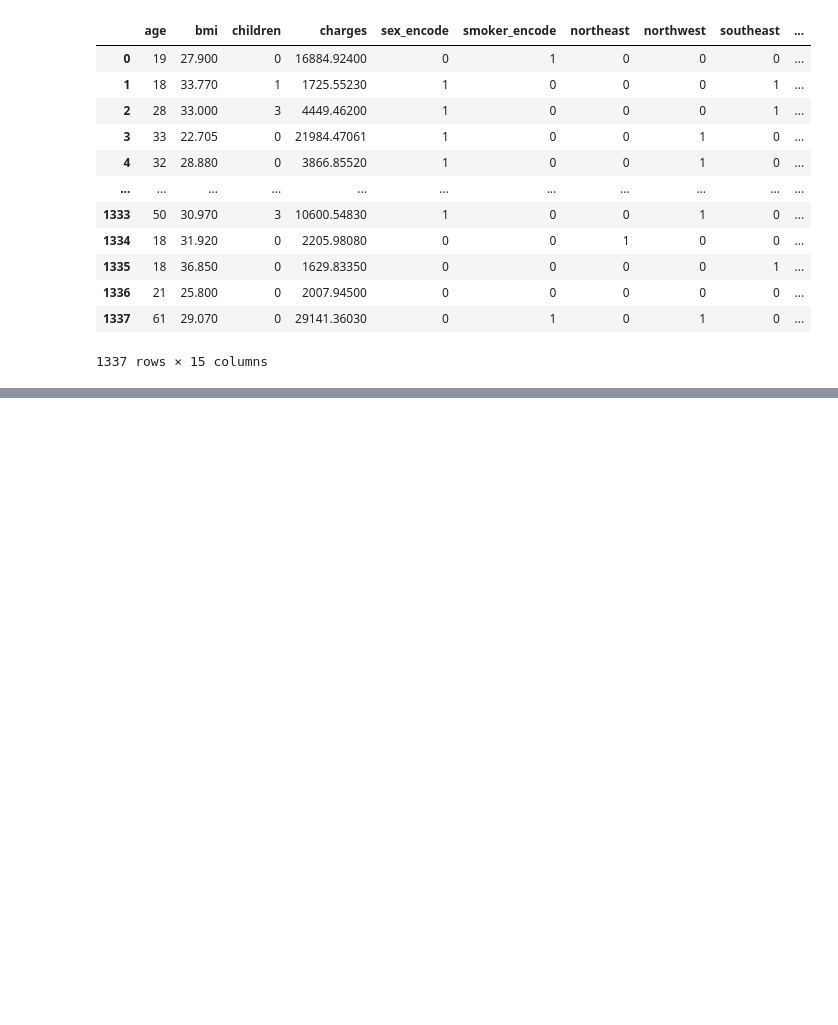
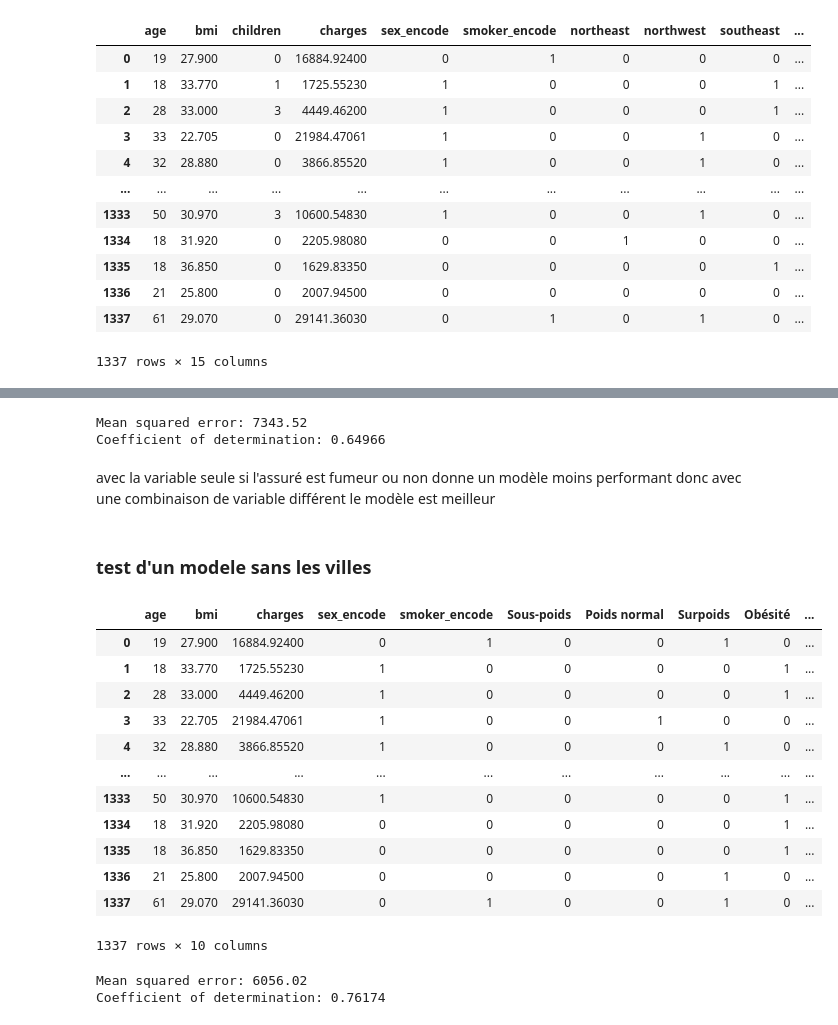
Before and after one commit to istaion/Assur_aimant, a Jupyter notebook: Hacene/modelisation.ipynb, the cells around one changed output, grey strips where cells are left out. Cells and saved outputs as stored; diff of their text form; code cells hidden in the pictures; blank space fills up the shorter version.

```diff
--- a/Hacene/modelisation.ipynb
+++ b/Hacene/modelisation.ipynb
@@ -130,0 +183,46 @@ line_reg = LinearRegression()
+# %%
+line_reg = LinearRegression()
+X_train, X_test, y_train, y_test = train_test_split(df_smoke.drop('charges', axis = 1), df_smoke['charges'], test_size=0.2, shuffle=False)
+# line_reg.fit(df_2.drop(['charges', 'children', 'northeast','northwest','southeast','southwest'], axis=1), df_2['charges'])
+line_reg.fit(X_train,y_train)
+line_reg.coef_
+y_pred = line_reg.predict(X_test)
+
+print(f"Mean squared error: {np.sqrt(mean_squared_error(y_test, y_pred)):.2f}")
+print(f"Coefficient of determination: {r2_score(y_test, y_pred):.5f}")
+# %% [output]
+Mean squared error: 7343.52
+Coefficient of determination: 0.64966
+# %% [markdown]
+avec la variable seule si l'assuré est fumeur ou non donne un modèle moins performant donc avec une combinaison de variable différent le modèle est meilleur
+# %% [markdown]
+### test d'un modele sans les villes
+# %%
+df_sans_ville = df_2.drop(['children', 'northeast','northwest','southeast','southwest'], axis=1)
+df_sans_ville
+# %% [output]
+|  | age | bmi | charges | sex_encode | smoker_encode | Sous-poids | Poids normal | Surpoids | Obésité | ... |
+| 0 | 19 | 27.900 | 16884.92400 | 0 | 1 | 0 | 0 | 1 | 0 | ... |
+| 1 | 18 | 33.770 | 1725.55230 | 1 | 0 | 0 | 0 | 0 | 1 | ... |
+| 2 | 28 | 33.000 | 4449.46200 | 1 | 0 | 0 | 0 | 0 | 1 | ... |
+| 3 | 33 | 22.705 | 21984.47061 | 1 | 0 | 0 | 1 | 0 | 0 | ... |
+| 4 | 32 | 28.880 | 3866.85520 | 1 | 0 | 0 | 0 | 1 | 0 | ... |
+| ... | ... | ... | ... | ... | ... | ... | ... | ... | ... | ... |
+| 1333 | 50 | 30.970 | 10600.54830 | 1 | 0 | 0 | 0 | 0 | 1 | ... |
+| 1334 | 18 | 31.920 | 2205.98080 | 0 | 0 | 0 | 0 | 0 | 1 | ... |
+| 1335 | 18 | 36.850 | 1629.83350 | 0 | 0 | 0 | 0 | 0 | 1 | ... |
+| 1336 | 21 | 25.800 | 2007.94500 | 0 | 0 | 0 | 0 | 1 | 0 | ... |
+| 1337 | 61 | 29.070 | 29141.36030 | 0 | 1 | 0 | 0 | 1 | 0 | ... |
+1337 rows × 10 columns
+# %%
+line_reg = LinearRegression()
+X_train, X_test, y_train, y_test = train_test_split(df_sans_ville.drop('charges', axis = 1), df_sans_ville['charges'], test_size=0.2, shuffle=False)
+line_reg.fit(X_train,y_train)
+line_reg.coef_
+y_pred = line_reg.predict(X_test)
+
+print(f"Mean squared error: {np.sqrt(mean_squared_error(y_test, y_pred)):.2f}")
+print(f"Coefficient of determination: {r2_score(y_test, y_pred):.5f}")
+# %% [output]
+Mean squared error: 6056.02
+Coefficient of determination: 0.76174
```
Also changed, not shown: parts of 23 cells of this notebook, 1 other file.
